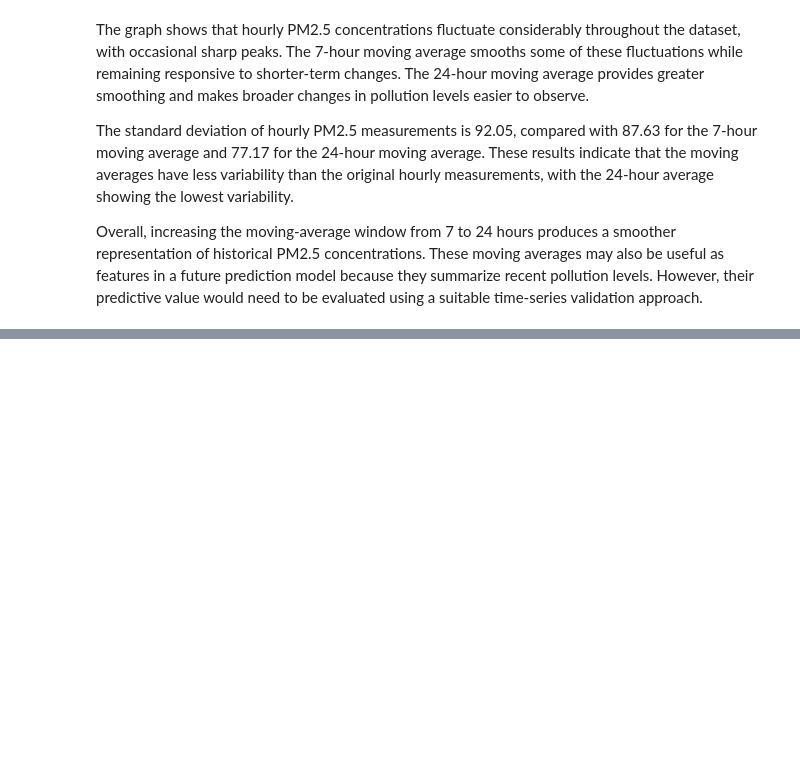
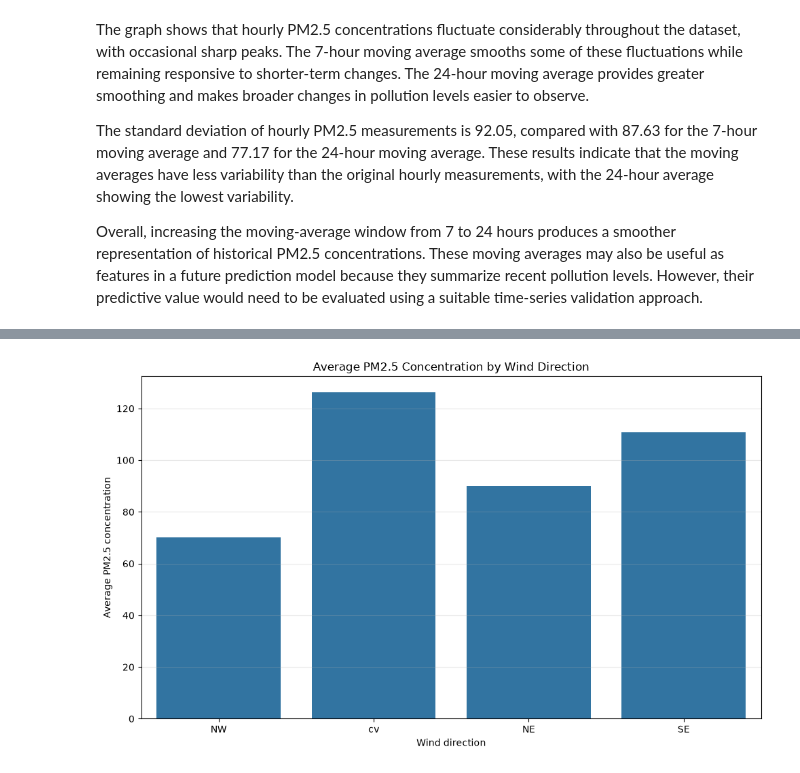
Before and after one commit to k-nizy/ML-pipeline-F1, a Jupyter notebook: notebooks/pm25_EDA.ipynb, the cells around one changed output, grey strips where cells are left out. Drawn from its saved outputs; the diff is of its cells as text; code cells hidden in the pictures; blank space fills up the shorter version.

Commit message:
Analyze PM2.5 concentrations by wind direction

```diff
--- a/notebooks/pm25_EDA.ipynb
+++ b/notebooks/pm25_EDA.ipynb
@@ -567,0 +606,20 @@ Overall, increasing the moving-average window from 7 to 24 hours produces a smoo
+# %%
+# Visualize the results
+
+plt.figure(figsize=(10, 6))
+
+sns.barplot(
+    data=df,
+    x="cbwd",
+    y="pm2.5",
+    errorbar=None
+)
+
+plt.title("Average PM2.5 Concentration by Wind Direction")
+plt.xlabel("Wind direction")
+plt.ylabel("Average PM2.5 concentration")
+plt.grid(axis="y", alpha=0.3)
+plt.tight_layout()
+plt.show()
+# %% [output]
+[figure, added]
```
Also changed, not shown: parts of 6 cells of this notebook.
